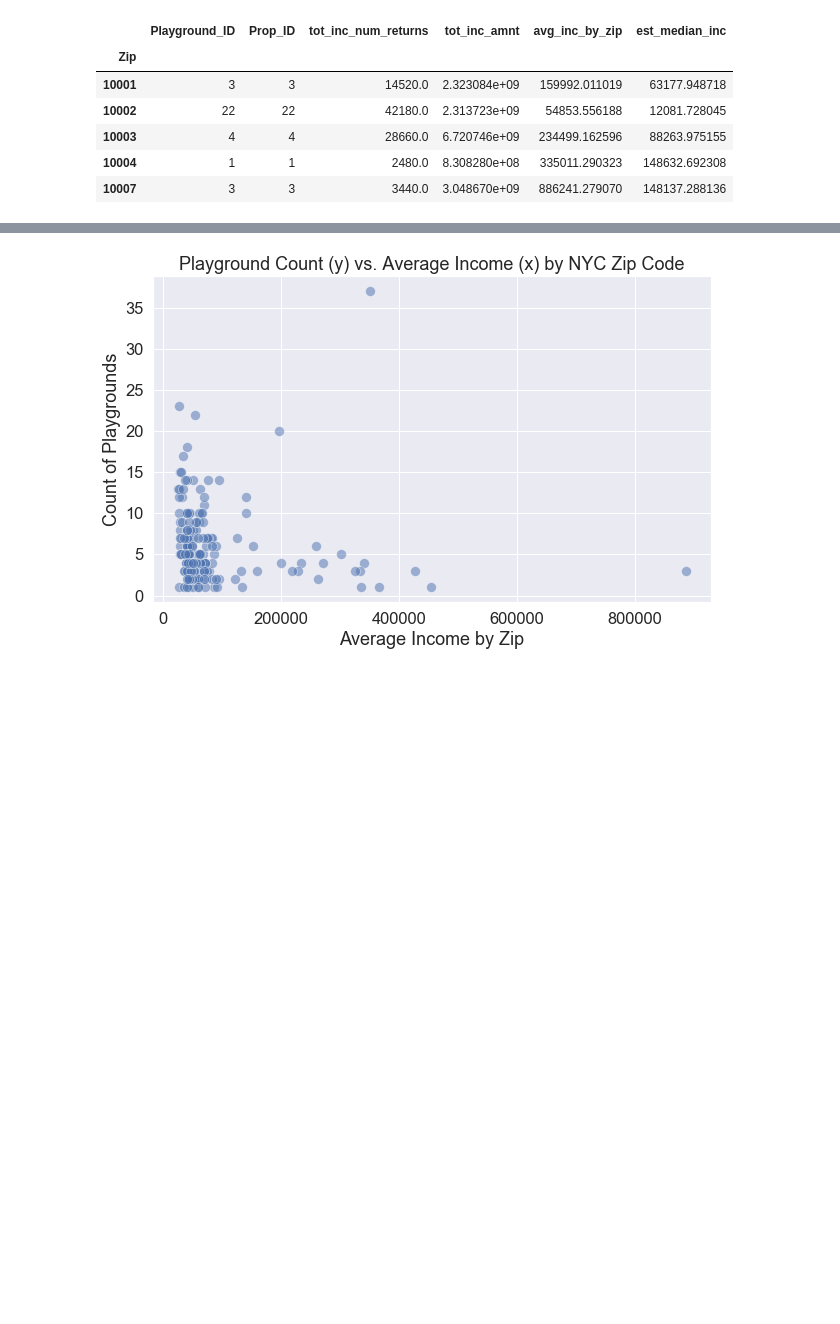
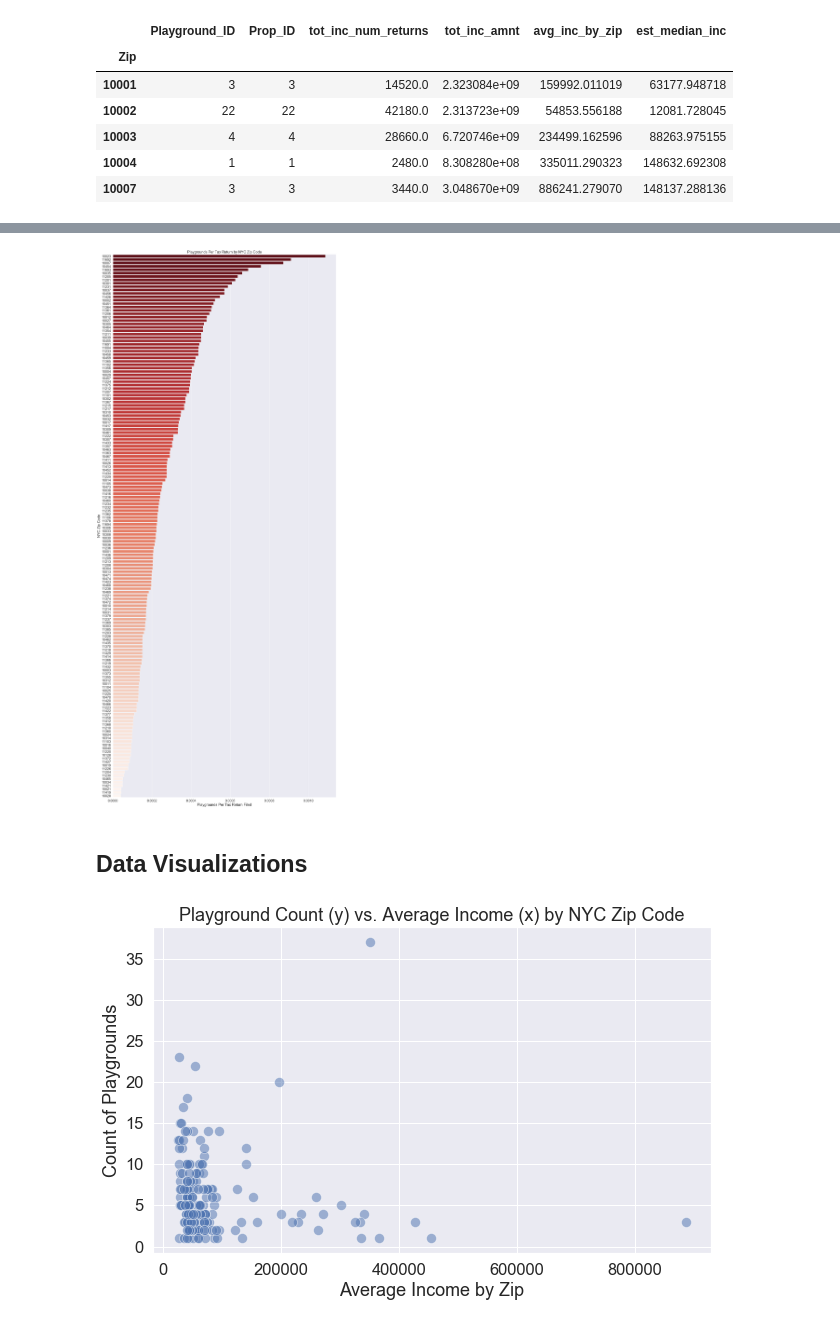
Before and after one commit to as6140/nyc_playgrounds_income, a Jupyter notebook: exploratory_data_analysis.ipynb, the cells around one changed output, grey strips where cells are left out. Saved outputs shown, nothing was run; the diff lists cells and outputs as text; code cells hidden in the pictures; blank space fills up the shorter version.

Commit message:
add playgrounds per return data point to relationship_df

```diff
--- a/exploratory_data_analysis.ipynb
+++ b/exploratory_data_analysis.ipynb
@@ -176,0 +180,2 @@ relationship_df.head()
+# %%
+relationship_df['playgrounds_per_return'] = relationship_df['Playground_ID'] / relationship_df['tot_inc_num_returns']
@@ -177,3 +191,17 @@ relationship_df.head()
+# %%
+fig, ax = plt.subplots(figsize=(20,50))
+sns.set(style="whitegrid")
+sns.set(font_scale=1.5)
+ax = sns.barplot(x="playgrounds_per_return", y="Zip",
+                 data=relationship_df, palette = 'Reds_r', orient='h',
+                 order=relationship_df.sort_values('playgrounds_per_return',ascending=False)['Zip'].unique())
+plt.xlabel('Playgrounds Per Tax Return Filed')
+plt.ylabel('NYC Zip Code')
+plt.title('Playgrounds Per Tax Return by NYC Zip Code');
+# %% [output]
+[figure, added]
+# %% [markdown]
+## Data Visualizations
 # %%
 fig, ax = plt.subplots(figsize=(10,6))
 sns.set(style="whitegrid")
```
Also changed, not shown: parts of 5 cells of this notebook.
